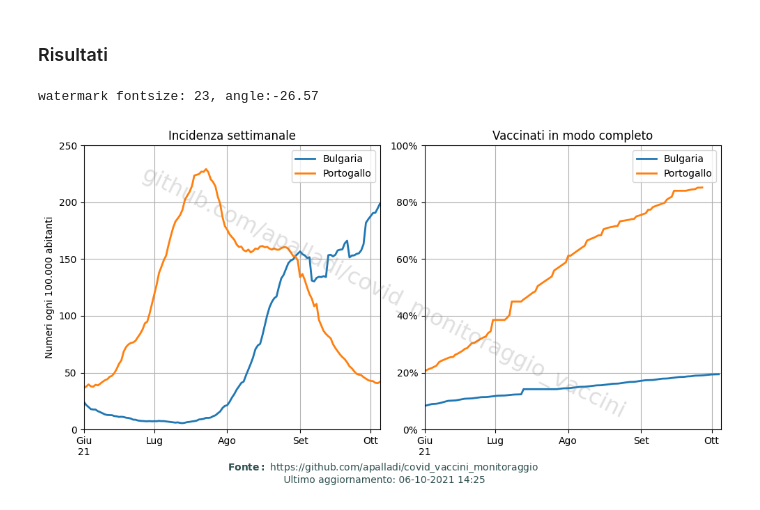
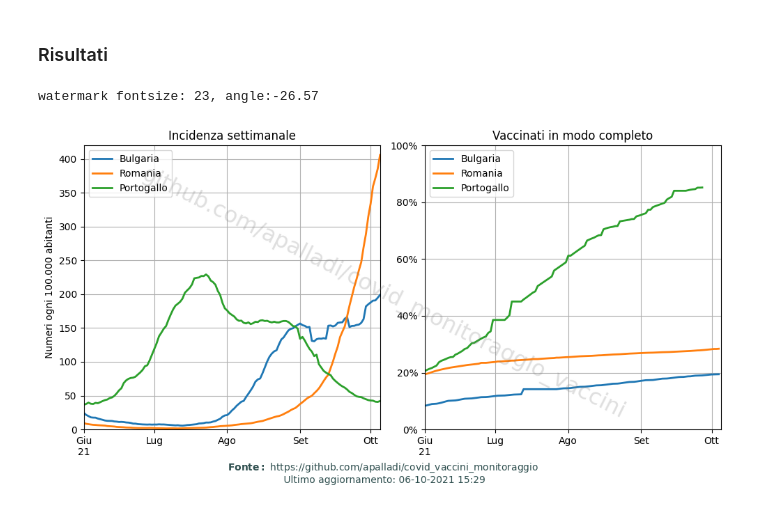
Before and after one commit to apalladi/covid_vaccini_monitoraggio, a Jupyter notebook: Notebooks/confronti_internazionali.ipynb, the cells around one changed output. Saved outputs shown, nothing was run; the diff lists cells and outputs as text; code cells hidden in the pictures.

Commit message:
aggiunta la Romania nel confronto internazionale

```diff
--- a/Notebooks/confronti_internazionali.ipynb
+++ b/Notebooks/confronti_internazionali.ipynb
@@ -111,9 +111,9 @@ def add_watermark(figure, axis_font_size):
 # %% [markdown]
 ### Risultati
 # %%
-nomi_nazioni = ['Bulgaria', 'Portugal']
-label_nazioni = ['Bulgaria', 'Portogallo']
-abitanti_nazioni = [6.883, 10.159]
+nomi_nazioni = ['Bulgaria', 'Romania', 'Portugal']
+label_nazioni = ['Bulgaria', 'Romania', 'Portogallo']
+abitanti_nazioni = [6.883, 19.29, 10.159]
 # %%
 plt.style.use('default')
 x_date = ['2021-06-01', '2021-07-01', '2021-08-01', '2021-09-01', '2021-10-01']
@@ -125,7 +125,7 @@ for i in range(len(nomi_nazioni)):
     (7/(abitanti_nazioni[i]*10)*get_epidemic_data(nomi_nazioni[i])['Daily cases (avg 7 days)']).plot(ax=axes[0],
                                                                 label=label_nazioni[i], linewidth=2)
 axes[0].set_xlim('2021-06-01', '2021-10-5')
-axes[0].set_ylim(0, 250)
+axes[0].set_ylim(0, 420)
 axes[0].set_title('Incidenza settimanale')
 axes[0].set_ylabel('Numeri ogni 100.000 abitanti')
 axes[0].set_xlabel('')
@@ -133,31 +133,31 @@ axes[0].set_xticks(x_date)
 axes[0].set_xticklabels(x_label)
 axes[0].legend()
 axes[0].grid()
 axes[0].minorticks_off()
 
 
 for i in range(len(nomi_nazioni)):
     get_vaccine_data(nomi_nazioni[i])['% fully vaccinated'].plot(ax=axes[1],
                                                     label=label_nazioni[i], linewidth=2)
 axes[1].set_xlim('2021-06-01', '2021-10-5')
 axes[1].set_ylim(0, 100)
 axes[1].set_yticks(np.arange(0, 101, 20))
 axes[1].set_yticklabels(['0%', '20%', '40%', '60%', '80%', '100%'])
 axes[1].set_title('Vaccinati in modo completo')
 axes[1].set_xlabel('')
 axes[1].set_xticks(x_date)
 axes[1].set_xticklabels(x_label),
 axes[1].legend()
 axes[1].grid()
 axes[1].minorticks_off()
 
 # add watermarks
 ax = plt.gca()
 add_watermark(fig, ax.xaxis.label.get_fontsize())
 
 plt.tight_layout()
 plt.savefig('../risultati/confronto_nazioni_epidemia-vaccino.png', dpi=300, bbox_inches="tight")
 plt.show()
 # %% [output]
 watermark fontsize: 23, angle:-26.57
-[figure, old version]
+[figure, new version]
```
Also changed, not shown: 2 other files.
